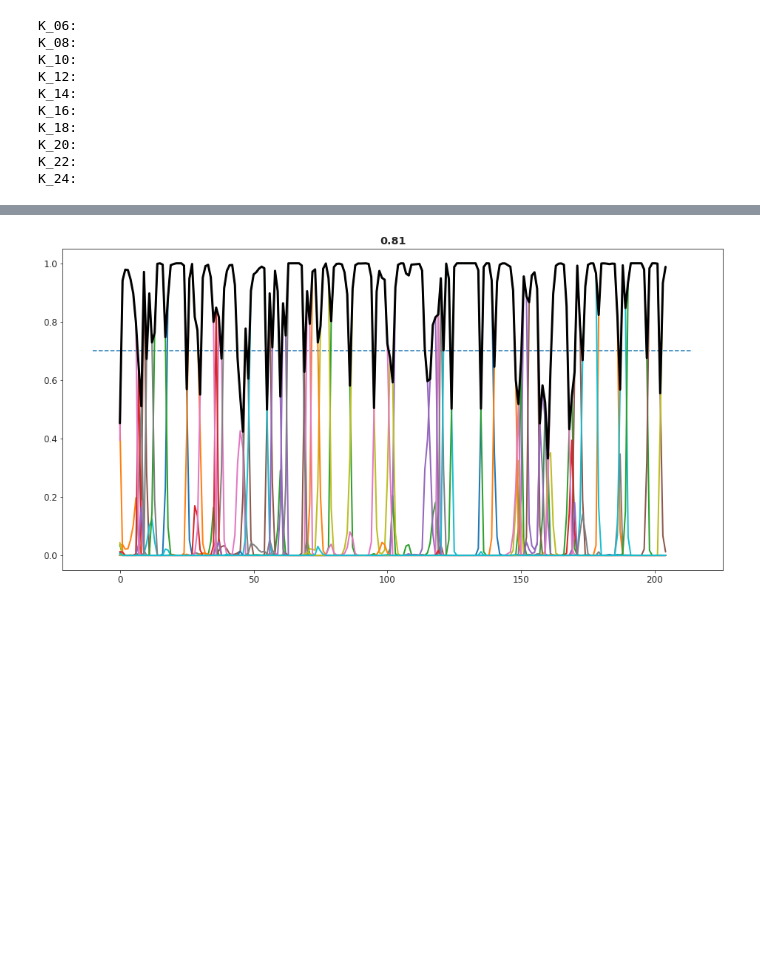
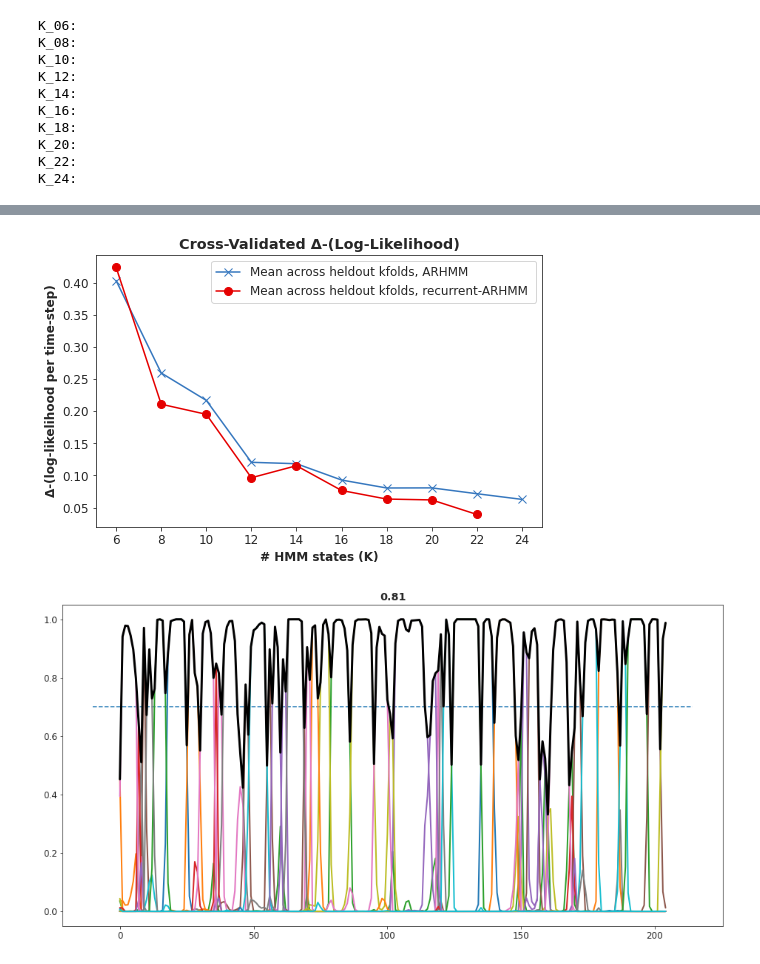
Before and after one commit to davidgwyrick/jumping_behavior, a Jupyter notebook: log-likelihood_postfit.ipynb, the cells around one changed output, grey strips where cells are left out. Saved outputs shown, nothing was run; the diff lists cells and outputs as text; code cells hidden in the pictures; blank space fills up the shorter version.

```diff
--- a/log-likelihood_postfit.ipynb
+++ b/log-likelihood_postfit.ipynb
@@ -215,3 +242,21 @@ Text(0.5, 1.0, 'Cross-Validated Log-Likelihood')
+# %%
+fig, ax = plt.subplots(figsize=(8, 5))
+
+# ax.plot(Ks[1:], np.diff(np.mean(ll_training[:,:-1], axis=1)), 'x-',color=usrplt.cc[0], markersize=8,label='Mean across training kfolds, ARHMM')
+ax.plot(Ks[1:], np.diff(np.mean(ll_heldout[:,:-1], axis=1)), 'x-',color=usrplt.cc[0], markersize=8,label='Mean across heldout kfolds, ARHMM ')
+
+# ax.plot(Ks_recurrent[1:], np.diff(np.mean(ll_training_recurrent[:,:-1], axis=1)), 'o-',color=usrplt.cc[0], markersize=8,label='Mean across training kfolds, recurrent-ARHMM')
+ax.plot(Ks_recurrent[1:], np.diff(np.mean(ll_heldout_recurrent[:,:-1], axis=1)), 'o-',color=usrplt.cc[1], markersize=8,label='Mean across heldout kfolds, recurrent-ARHMM ')
+ax.set_ylabel('\u0394-(log-likelihood per time-step)')
+ax.set_xlabel('# HMM states (K)')
+ax.set_xticks(Ks[1:])
+# ax.set_xticklabels(['{}->{}'.format(Ks[i-1],Ks[i]) for i in range(1,len(Ks))],rotation=45)
+ax.legend()
+
+ax.set_title('Cross-Validated \u0394-(Log-Likelihood)')
+plt.savefig('./plots/ARHMM_delta_xvalidation.png')
+# %% [output]
+[figure, added]
 # %%
 BaseDir = './results/ARHMM/Side_NEE-all_mice-2020-10-24_1310/'
 
```
Also changed, not shown: parts of 7 cells of this notebook, 7 other files.
